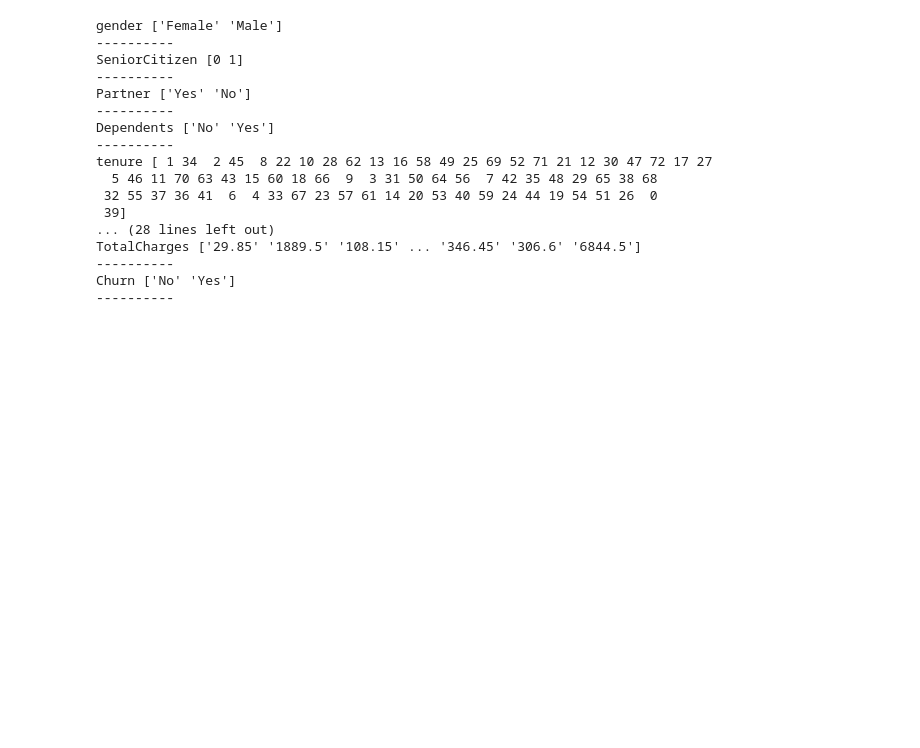
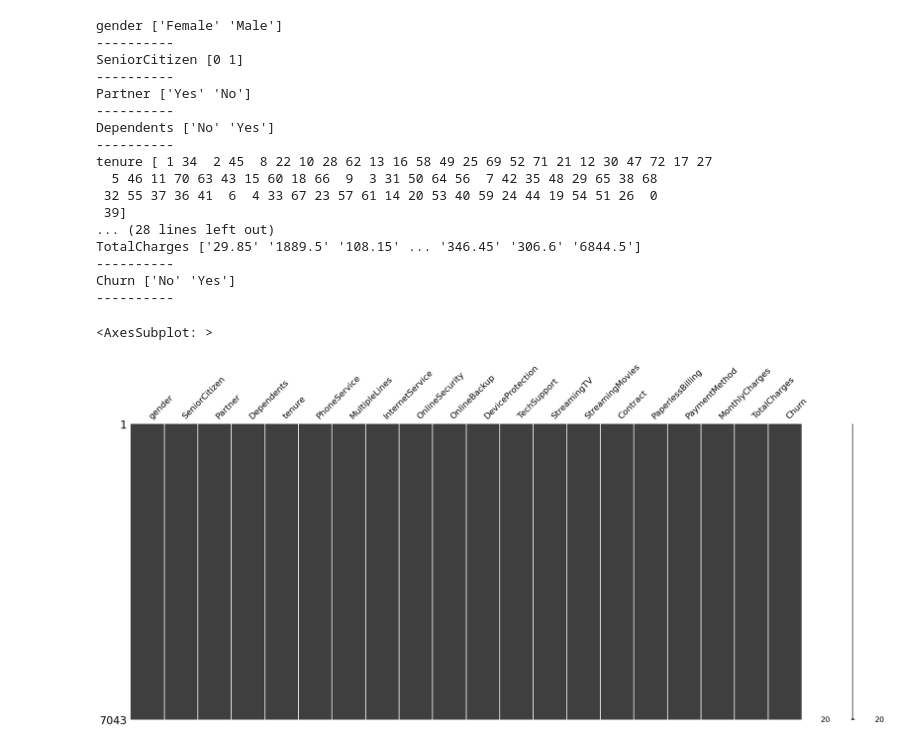
Before and after one commit to Clmnt-Cash/Churn_Pred, a Jupyter notebook: main.ipynb, the cells around one changed output. Cells and saved outputs as stored; diff of their text form; code cells hidden in the pictures; blank space fills up the shorter version.

```diff
--- a/main.ipynb
+++ b/main.ipynb
@@ -120,3 +121,8 @@ TotalCharges ['29.85' '1889.5' '108.15' ... '346.45' '306.6' '6844.5']
 ----------
 Churn ['No' 'Yes']
 ----------
+# %%
+msno.matrix(df)
+# %% [output]
+<AxesSubplot: >
+[figure, added]
```
Also changed, not shown: parts of 1 cell of this notebook.
